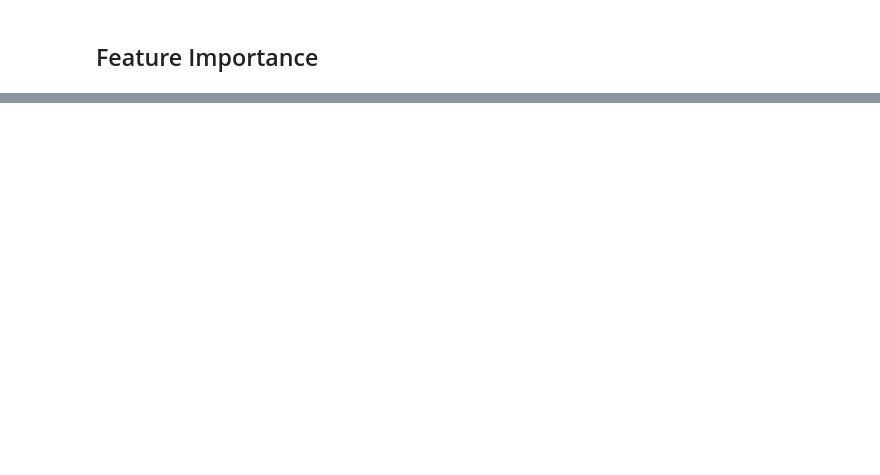
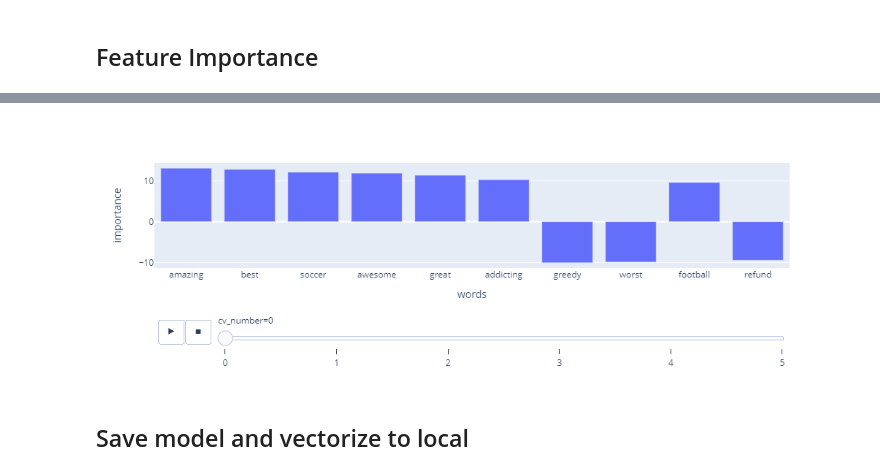
Before and after one commit to lm2546/Game-Review-Classification, a Jupyter notebook: Model/logistic.ipynb, the cells around one changed output, grey strips where cells are left out. Saved outputs shown, nothing was run; the diff lists cells and outputs as text; code cells hidden in the pictures; blank space fills up the shorter version.

```diff
--- a/Model/logistic.ipynb
+++ b/Model/logistic.ipynb
@@ -111,0 +108,22 @@ Features sorted by their score for estimator 4:
+# %%
+importance_df=pd.DataFrame()
+for idx,estimator in enumerate(cv_reco['estimator']):
+    feature_importances = pd.DataFrame(estimator.coef_.T,
+                                       index = DTM_DF_reco.columns,
+                                        columns=['importance']).sort_values('importance', ascending=False)
+    feature_importances=feature_importances['importance']*np.var(feature_importances['importance'])
+    feature_importances=feature_importances.sort_values(key=abs,ascending=False)
+    feature_importances=feature_importances.head(10)
+    feature_importances=feature_importances.to_frame()
+    feature_importances['cv_number']=idx
+    importance_df=importance_df.append(feature_importances)
+# %%
+importance_df['words']=importance_df.index
+# %%
+fig = px.bar(importance_df, y="importance", x="words",
+  animation_frame="cv_number",animation_group="importance")
+fig.show()
+# %% [output]
+[figure, added]
+# %% [markdown]
+## Save model and vectorize to local
```
Also changed, not shown: parts of 13 cells of this notebook, 8 other files.
